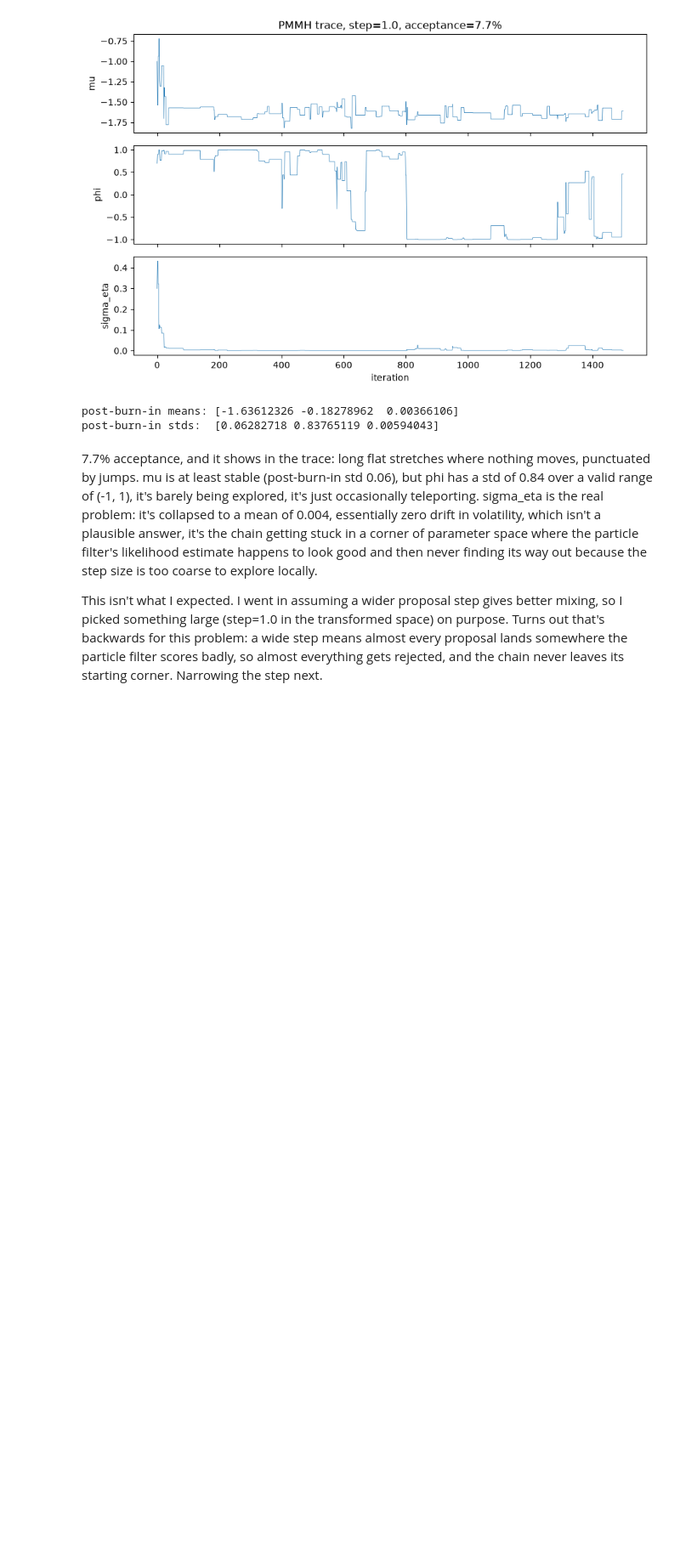
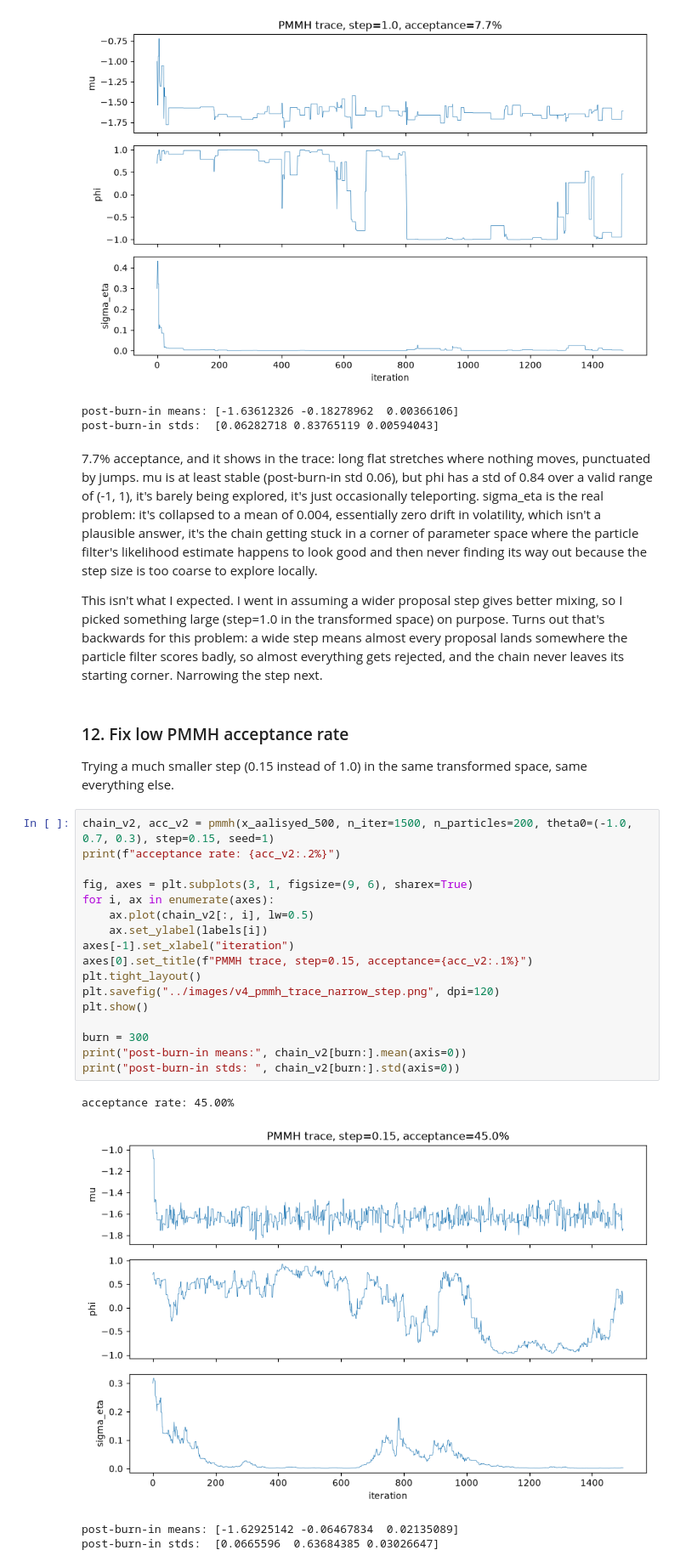
Before and after one commit to arjunsk9876/elo-sense, a Jupyter notebook: notebooks/elosense_v4.ipynb, the cells around one changed output. Shown at 85% size. Drawn from its saved outputs; the diff is of its cells as text; blank space fills up the shorter version.

Commit message:
Fix low PMMH acceptance rate with narrower proposal variance (W3)

```diff
--- a/notebooks/elosense_v4.ipynb
+++ b/notebooks/elosense_v4.ipynb
@@ -424,3 +424,29 @@ post-burn-in stds:  [0.06282718 0.83765119 0.00594043]
 7.7% acceptance, and it shows in the trace: long flat stretches where nothing moves, punctuated by jumps. mu is at least stable (post-burn-in std 0.06), but phi has a std of 0.84 over a valid range of (-1, 1), it's barely being explored, it's just occasionally teleporting. sigma_eta is the real problem: it's collapsed to a mean of 0.004, essentially zero drift in volatility, which isn't a plausible answer, it's the chain getting stuck in a corner of parameter space where the particle filter's likelihood estimate happens to look good and then never finding its way out because the step size is too coarse to explore locally.
 
 This isn't what I expected. I went in assuming a wider proposal step gives better mixing, so I picked something large (step=1.0 in the transformed space) on purpose. Turns out that's backwards for this problem: a wide step means almost every proposal lands somewhere the particle filter scores badly, so almost everything gets rejected, and the chain never leaves its starting corner. Narrowing the step next.
+# %% [markdown]
+### 12. Fix low PMMH acceptance rate
+
+Trying a much smaller step (0.15 instead of 1.0) in the same transformed space, same everything else.
+# %%
+chain_v2, acc_v2 = pmmh(x_aalisyed_500, n_iter=1500, n_particles=200, theta0=(-1.0, 0.7, 0.3), step=0.15, seed=1)
+print(f"acceptance rate: {acc_v2:.2%}")
+
+fig, axes = plt.subplots(3, 1, figsize=(9, 6), sharex=True)
+for i, ax in enumerate(axes):
+    ax.plot(chain_v2[:, i], lw=0.5)
+    ax.set_ylabel(labels[i])
+axes[-1].set_xlabel("iteration")
+axes[0].set_title(f"PMMH trace, step=0.15, acceptance={acc_v2:.1%}")
+plt.tight_layout()
+plt.savefig("../images/v4_pmmh_trace_narrow_step.png", dpi=120)
+plt.show()
+
+burn = 300
+print("post-burn-in means:", chain_v2[burn:].mean(axis=0))
+print("post-burn-in stds: ", chain_v2[burn:].std(axis=0))
+# %% [output]
+acceptance rate: 45.00%
+[figure, added]
+post-burn-in means: [-1.62925142 -0.06467834  0.02135089]
+post-burn-in stds:  [0.0665596  0.63684385 0.03026647]
```
Also changed, not shown: parts of 1 cell of this notebook, 1 other file.
